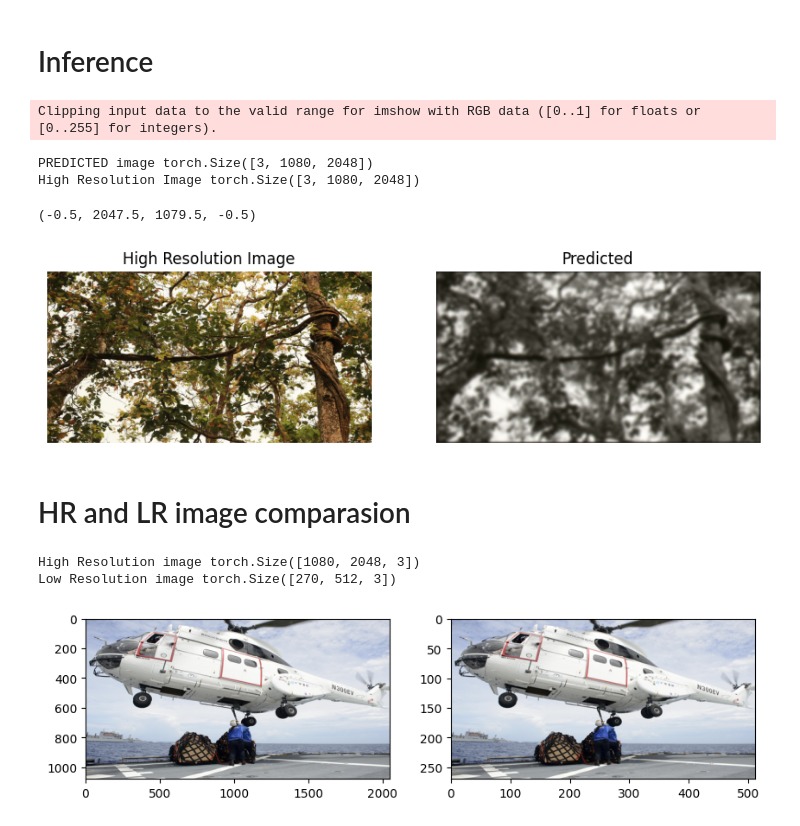
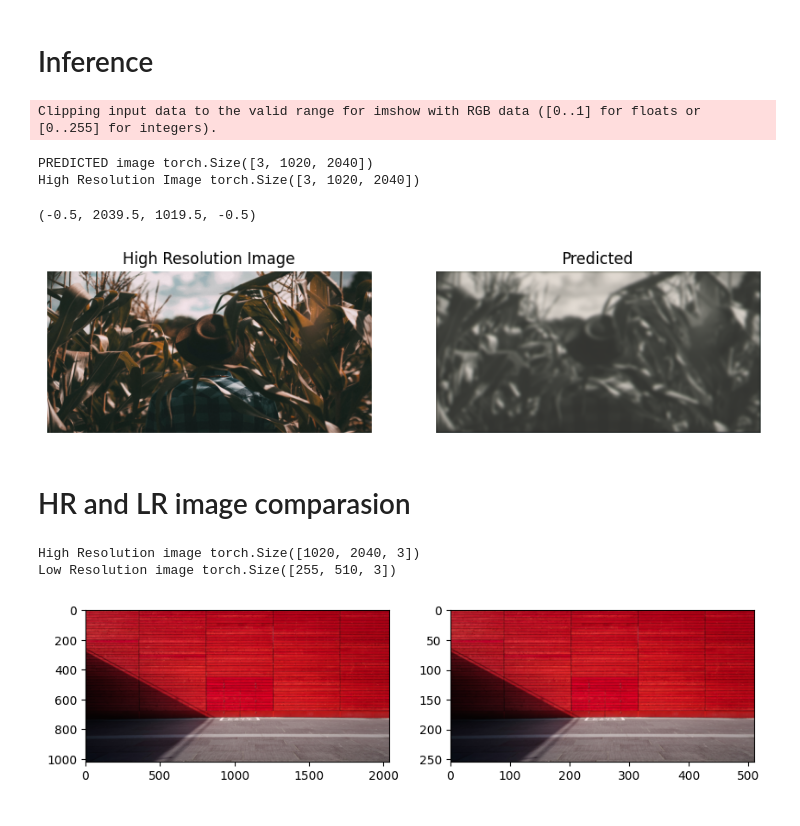
Before and after one commit to trizist/aistudio-samples, a Jupyter notebook: deep-learning-in-ais/super_resolution/FSRCNN_DIV2K_AISTUDIO.ipynb, the cells around one changed output. Cells and saved outputs as stored; diff of their text form; code cells hidden in the pictures.

```diff
--- a/deep-learning-in-ais/super_resolution/FSRCNN_DIV2K_AISTUDIO.ipynb
+++ b/deep-learning-in-ais/super_resolution/FSRCNN_DIV2K_AISTUDIO.ipynb
@@ -246,7 +240,7 @@ class Args:
     train_dir = '/home/jovyan/datafabric/DIV2K/DIV2K_train_HR/'
     val_dir = '/home/jovyan/datafabric/DIV2K/DIV2K_valid_HR/'
     scale = 4
-    batch_size = 2
+    batch_size = 4
     epochs = 10
 
 args = Args()
@@ -257,10 +251,10 @@ print(device)
 mlflow.set_experiment("Super Resolution 4x")
 
 # Load training dataset
-train_dataset = DIV2KDataset(args.train_dir, args.scale, 1080, 2048)
+train_dataset = DIV2KDataset(args.train_dir, args.scale, 1020, 2040)
 
 # Load validation dataset
-val_dataset = DIV2KDataset(args.val_dir, args.scale, 1080, 2048)
+val_dataset = DIV2KDataset(args.val_dir, args.scale, 1020, 2040)
 
 train_loader = DataLoader(train_dataset, batch_size=args.batch_size, shuffle=True)
 val_loader = DataLoader(val_dataset, batch_size=args.batch_size, shuffle=True)
@@ -294,37 +288,37 @@ torch.save(model.state_dict(), 'FSRCNN_300_epochs.pt')
 # %%
 model = FSRCNN(4)
 model.to(device)
-model.load_state_dict(torch.load('FSRCNN_300_epochs.pt'))
+model.load_state_dict(torch.load('FSRCNN.pt'))
 model.eval()
 
 x_batch, y_batch = next(iter(val_loader))
 y, x = x_batch[0], y_batch[0]
 x = x.to(device)
 pred = model(x)
 pred = pred.cpu()
 print('PREDICTED image', pred.shape)
 print('High Resolution Image', y.shape)
 
 # Convert tensors to numpy arrays
 y = y.numpy().transpose(1, 2, 0)
 pred = pred.detach().numpy().transpose(1, 2, 0)
 
 # Plot the images
 fig, axes = plt.subplots(1, 2, figsize=(10, 5))
 
 axes[0].imshow(y)
 axes[0].set_title('High Resolution Image')
 axes[0].axis('off')
 
 axes[1].imshow(pred)
 axes[1].set_title('Predicted')
 axes[1].axis('off')
 # %% [output]
 Clipping input data to the valid range for imshow with RGB data ([0..1] for floats or [0..255] for integers).
-PREDICTED image torch.Size([3, 1080, 2048])
-High Resolution Image torch.Size([3, 1080, 2048])
+PREDICTED image torch.Size([3, 1020, 2040])
+High Resolution Image torch.Size([3, 1020, 2040])
-(-0.5, 2047.5, 1079.5, -0.5)
+(-0.5, 2039.5, 1019.5, -0.5)
-[figure, old version]
+[figure, new version]
 # %% [markdown]
 # HR and LR image comparasion
 # %%
@@ -358,6 +352,6 @@ def val_imgs_visualization():
 
 train_imgs_visualization()
 # %% [output]
-High Resolution image torch.Size([1080, 2048, 3])
-Low Resolution image torch.Size([270, 512, 3])
+High Resolution image torch.Size([1020, 2040, 3])
+Low Resolution image torch.Size([255, 510, 3])
-[figure, old version]
+[figure, new version]
```
Also changed, not shown: parts of 5 cells of this notebook, 26 other files.
